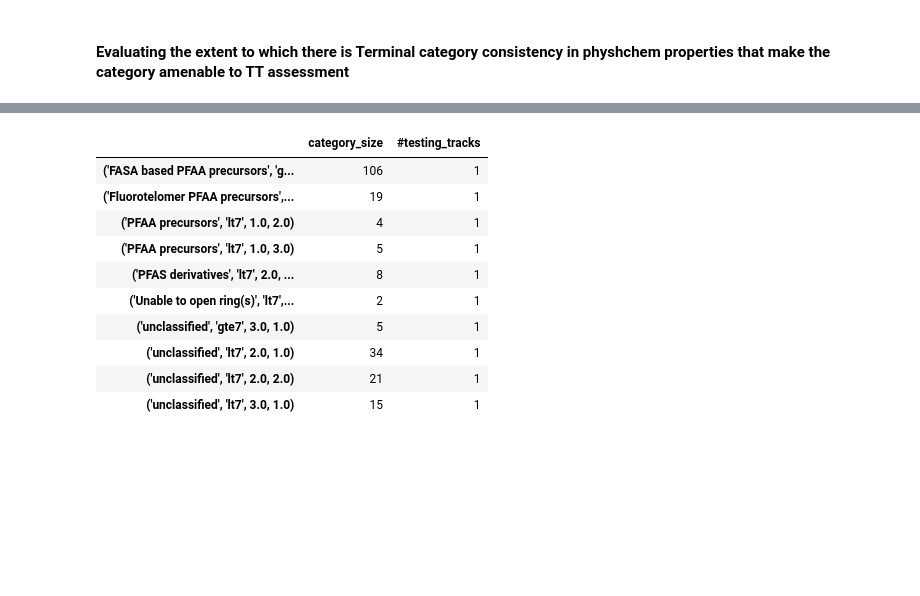
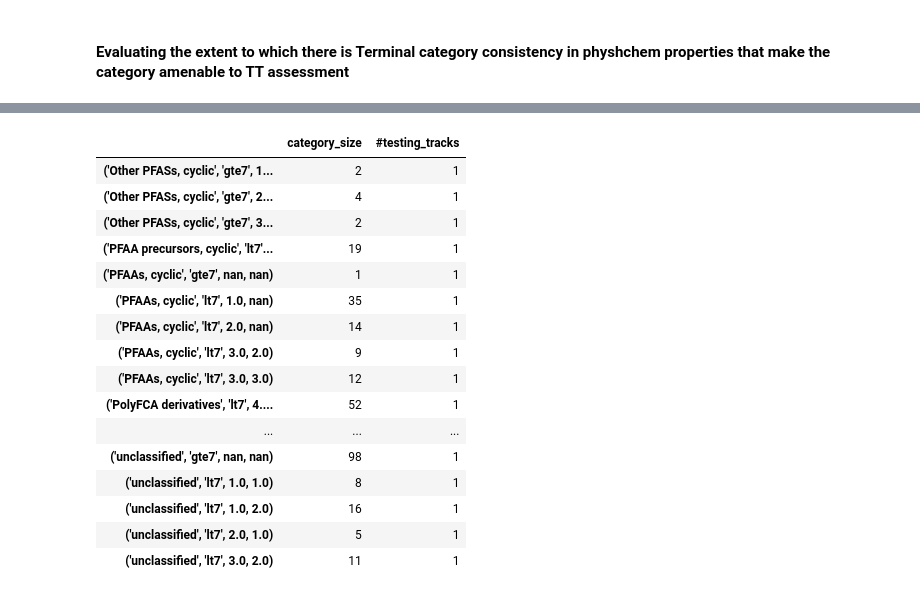
Before and after one commit to patlewig/nts_pfas, a Jupyter notebook: notebooks/12_physchem_similarity.ipynb, the cells around one changed output, grey strips where cells are left out. Saved outputs shown, nothing was run; the diff lists cells and outputs as text; code cells hidden in the pictures; blank space fills up the shorter version.

```diff
--- a/notebooks/12_physchem_similarity.ipynb
+++ b/notebooks/12_physchem_similarity.ipynb
@@ -74,0 +305,2 @@ df.shape
+# %%
+df = pd.merge(df, opera, left_on = 'dtxsid', right_on = 'MoleculeID', how = 'left')
@@ -110,21 +361,21 @@ df4
 # %%
 test_track = []
 for i, row in df4.iterrows():
-    if (row['MP_pred'] >25) & (row['WS_pred_mg/L'] < 100):
+    if (row['MP_pred'] >25) & (row['WS_pred_mg/L'] < 0.5):
         test_track.append([i,'A'])
-    elif (row['MP_pred'] >25) & (row['WS_pred_mg/L'] >=100):
+    elif (row['MP_pred'] >25) & (row['WS_pred_mg/L'] >=0.5):
         test_track.append([i,'B'])
-    elif (row['BP_pred'] <25) & (row['WS_pred_mg/L'] < 100):
+    elif (row['BP_pred'] <25) & (row['WS_pred_mg/L'] < 0.5):
         test_track.append([i,'D'])
-    elif (row['BP_pred'] <25) & (row['WS_pred_mg/L'] >=100) & (row['HLC'] <0.1):
+    elif (row['BP_pred'] <25) & (row['WS_pred_mg/L'] >=0.5) & (row['HLC'] <0.1):
         test_track.append([i,'C'])
-    elif (row['BP_pred'] <25) & (row['WS_pred_mg/L'] >=100) & (row['HLC'] >=0.1):
+    elif (row['BP_pred'] <25) & (row['WS_pred_mg/L'] >=0.5) & (row['HLC'] >=0.1):
         test_track.append([i,'D'])
-    elif (row['MP_pred'] <=25) & (row['BP_pred'] >=25) & (row['WS_pred_mg/L'] >=100) & (10**row['LogVP_pred'] <=75):
+    elif (row['MP_pred'] <=25) & (row['BP_pred'] >=25) & (row['WS_pred_mg/L'] >=0.5) & (10**row['LogVP_pred'] <=75):
         test_track.append([i,'B'])
-    elif (row['MP_pred'] <=25) & (row['BP_pred'] >=25) & (row['WS_pred_mg/L'] <100):
+    elif (row['MP_pred'] <=25) & (row['BP_pred'] >=25) & (row['WS_pred_mg/L'] <0.5):
         test_track.append([i, 'C'])
-    elif (row['MP_pred'] <=25) & (row['BP_pred'] >=25) & (row['WS_pred_mg/L'] >100) & (10**row['LogVP_pred'] >75):
+    elif (row['MP_pred'] <=25) & (row['BP_pred'] >=25) & (row['WS_pred_mg/L'] >0.5) & (10**row['LogVP_pred'] >75):
         test_track.append([i, 'C'])
     else:
         test_track.append([i, 'not_determined'])
@@ -244,6 +488,6 @@ A    106
 Name: test_track, dtype: int64
 # %%
-df1 = pd.concat([pd.DataFrame([{k:len(v) for k,v in phys_dict.items()}]).T, pd.DataFrame([{k:v['test_track'].nunique() for k,v in phys_dict.items()}]).T], axis = 1)
+df2 = pd.concat([pd.DataFrame([{k:len(v) for k,v in phys_dict.items()}]).T, pd.DataFrame([{k:v['test_track'].nunique() for k,v in phys_dict.items()}]).T], axis = 1)
 # %%
-df1.columns = ['category_size', '#testing_tracks']
+df2.columns = ['category_size', '#testing_tracks']
 # %%
@@ -294,15 +538,21 @@ df1[df1['#testing_tracks']==2]
 # %%
-df1[df1['#testing_tracks']==1]
+df2[df2['#testing_tracks']==1]
 # %% [output]
 |  | category_size | #testing_tracks |
-| ('FASA based PFAA precursors', 'g... | 106 | 1 |
-| ('Fluorotelomer PFAA precursors',... | 19 | 1 |
-| ('PFAA precursors', 'lt7', 1.0, 2.0) | 4 | 1 |
-| ('PFAA precursors', 'lt7', 1.0, 3.0) | 5 | 1 |
-| ('PFAS derivatives', 'lt7', 2.0, ... | 8 | 1 |
-| ('Unable to open ring(s)', 'lt7',... | 2 | 1 |
-| ('unclassified', 'gte7', 3.0, 1.0) | 5 | 1 |
-| ('unclassified', 'lt7', 2.0, 1.0) | 34 | 1 |
-| ('unclassified', 'lt7', 2.0, 2.0) | 21 | 1 |
-| ('unclassified', 'lt7', 3.0, 1.0) | 15 | 1 |
+| ('Other PFASs, cyclic', 'gte7', 1... | 2 | 1 |
+| ('Other PFASs, cyclic', 'gte7', 2... | 4 | 1 |
+| ('Other PFASs, cyclic', 'gte7', 3... | 2 | 1 |
+| ('PFAA precursors, cyclic', 'lt7'... | 19 | 1 |
+| ('PFAAs, cyclic', 'gte7', nan, nan) | 1 | 1 |
+| ('PFAAs, cyclic', 'lt7', 1.0, nan) | 35 | 1 |
+| ('PFAAs, cyclic', 'lt7', 2.0, nan) | 14 | 1 |
+| ('PFAAs, cyclic', 'lt7', 3.0, 2.0) | 9 | 1 |
+| ('PFAAs, cyclic', 'lt7', 3.0, 3.0) | 12 | 1 |
+| ('PolyFCA derivatives', 'lt7', 4.... | 52 | 1 |
+| ... | ... | ... |
+| ('unclassified', 'gte7', nan, nan) | 98 | 1 |
+| ('unclassified', 'lt7', 1.0, 1.0) | 8 | 1 |
+| ('unclassified', 'lt7', 1.0, 2.0) | 16 | 1 |
+| ('unclassified', 'lt7', 2.0, 1.0) | 5 | 1 |
+| ('unclassified', 'lt7', 3.0, 2.0) | 11 | 1 |
 # %%
```
Also changed, not shown: parts of 48 cells of this notebook, 2 other files.
